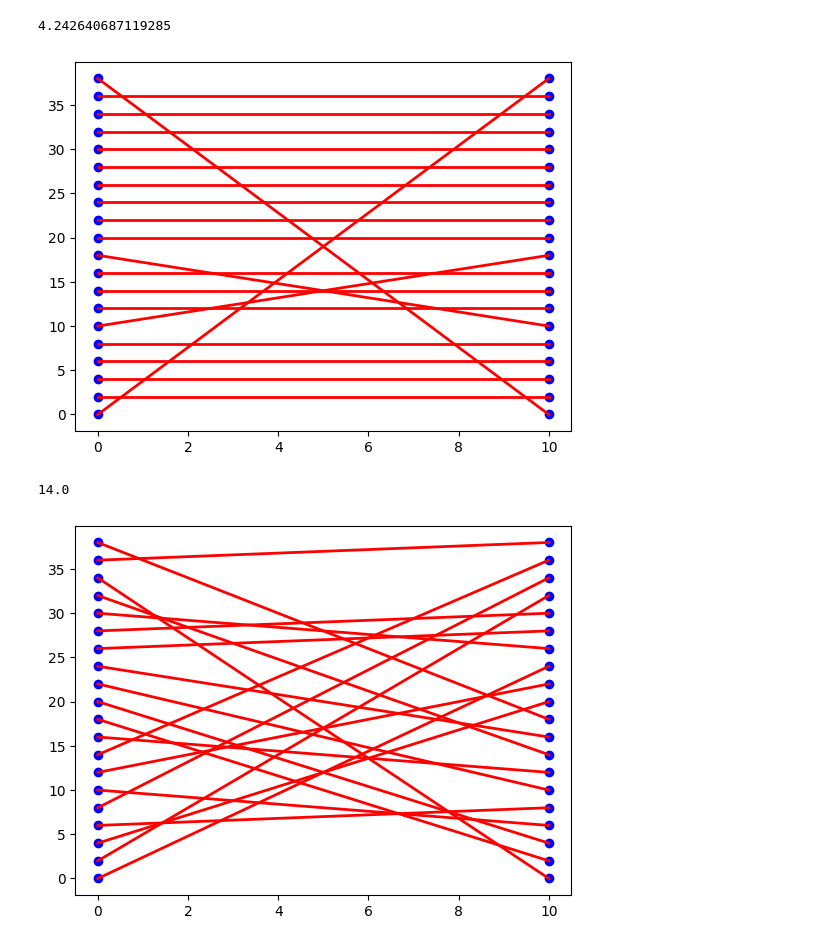
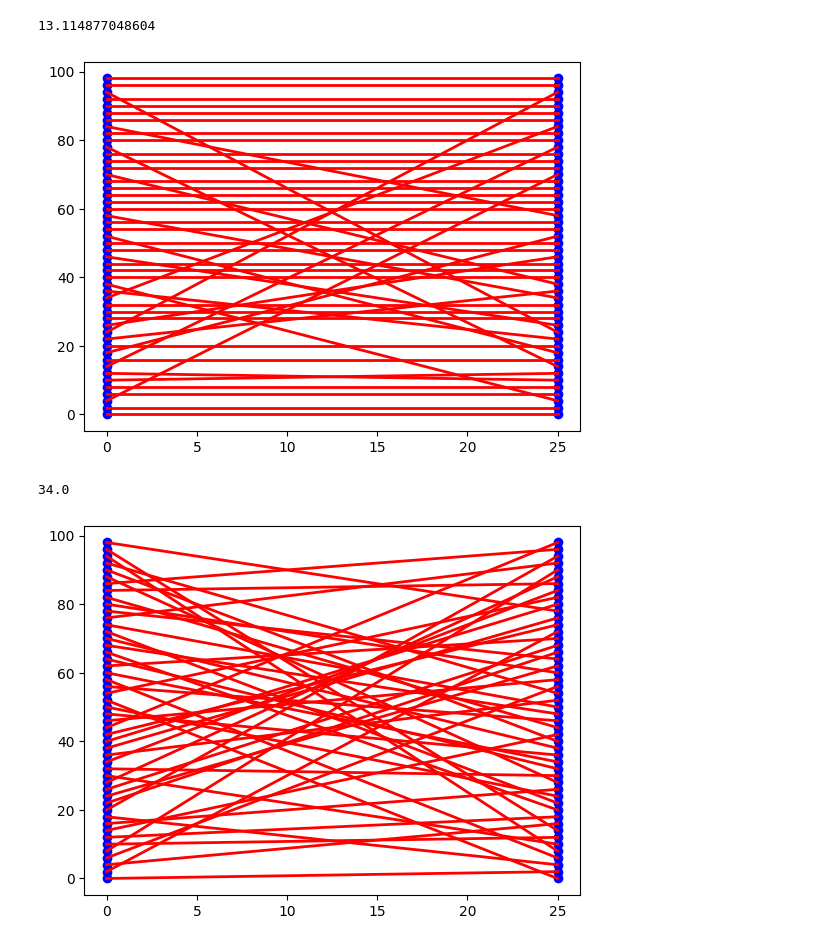
Before and after one commit to jakobmaier-eu/graph-gromov, a Jupyter notebook: testing_algorithms.ipynb, the cells around one changed output. Saved outputs shown, nothing was run; the diff lists cells and outputs as text; code cells hidden in the pictures.

```diff
--- a/testing_algorithms.ipynb
+++ b/testing_algorithms.ipynb
@@ -26,12 +26,13 @@ from isorank import *
 # G and Gprime are too big (in memory) for computation
 # new dataset
 
-n = (20)
+
+n = 50
 p = 0.4
 
 A_eq, b_eq =  bistochastic_equality_constraints(n)
 
-G0, G1, A0, A1 = sample_correlated_geometric(n, p, d=3, s=0.8)
+G0, G1, A0, A1 = sample_correlated_geometric(n, p, d=3, s=0.9)
 Ps = rand_perm_matrix(n)
 print(G0)
 print(G1)
@@ -102,17 +90,17 @@ matrix_heatmap(D1)
 # %%
 plot_alignment(G0, G1, D1p)
-print(np.linalg.norm(A0.toarray() - D1p @ A1.toarray() @ D1p.T))2
+print(np.linalg.norm(A0.toarray() - D1p @ A1.toarray() @ D1p.T))
 # %% [output]
-4.242640687119285
+13.114877048604
-[figure, old version]
+[figure, new version]
 # %%
 #GRAMPA ?
 
-eta = 0.1
+eta = 0.01
 D2 = grampa(A0.toarray(), A1.toarray(), eta)
 plot_alignment(G0, G1, D2)
 print(np.linalg.norm(A0.toarray() - D2 @ A1.toarray() @ D2.T))
 # %% [output]
-14.0
+34.0
-[figure, old version]
+[figure, new version]
 # %%
```
Also changed, not shown: parts of 15 cells of this notebook, 2 other files.
